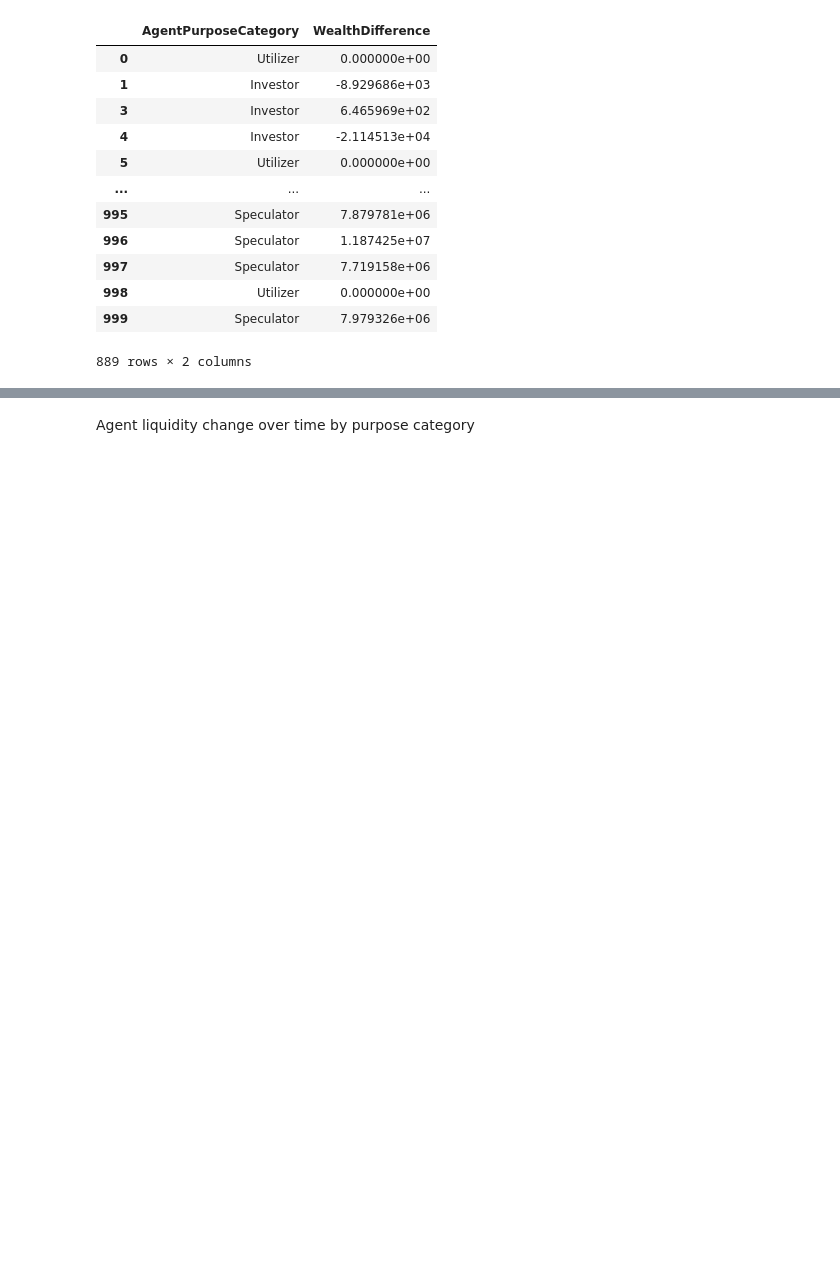
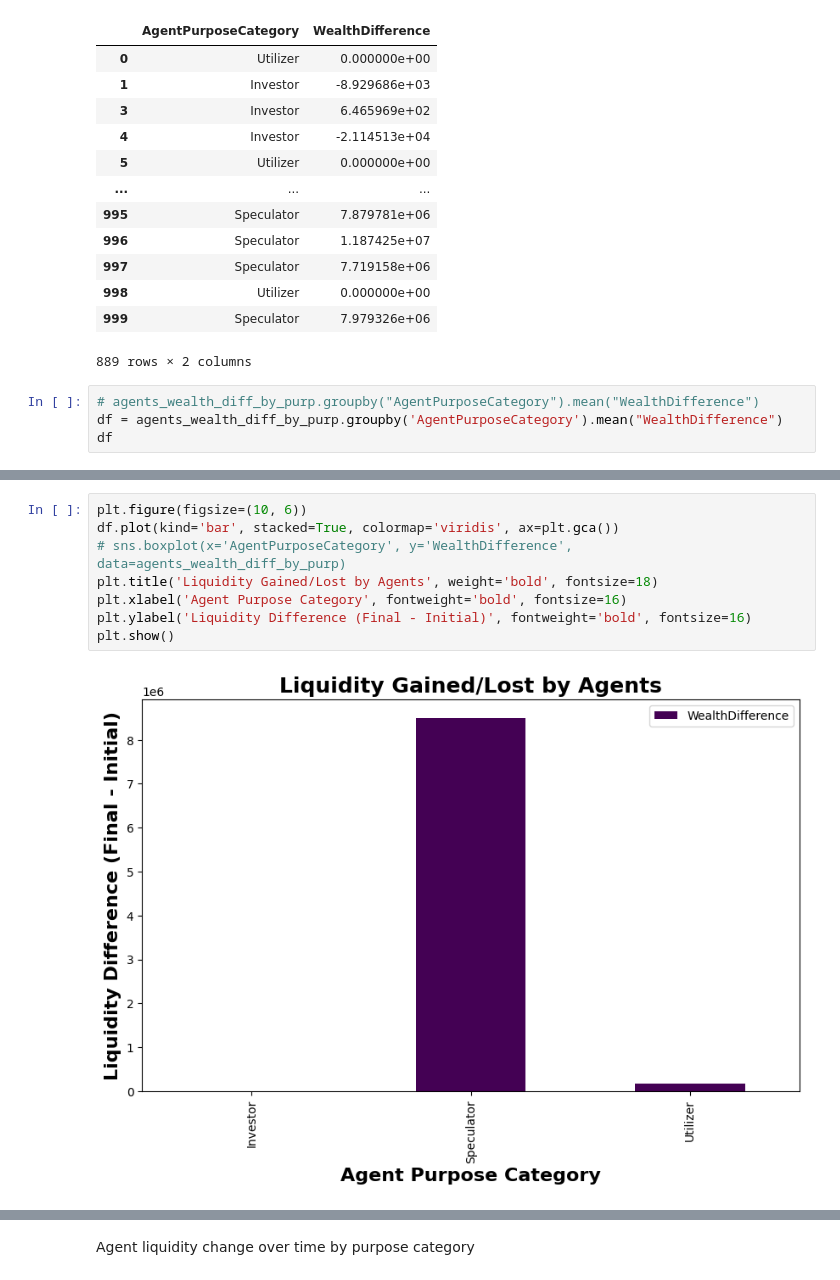
Before and after one commit to mansoorbalouch/TBC-Agent-Based-Simulation, a Jupyter notebook: Working_notebook.ipynb, the cells around one changed output, grey strips where cells are left out. Saved outputs shown, nothing was run; the diff lists cells and outputs as text; blank space fills up the shorter version.

```diff
--- a/Working_notebook.ipynb
+++ b/Working_notebook.ipynb
@@ -319,3 +430,7 @@ agents_wealth_diff_by_purp
 | 998 | Utilizer | 0.000000e+00 |
 | 999 | Speculator | 7.979326e+06 |
 889 rows × 2 columns
+# %%
+# agents_wealth_diff_by_purp.groupby("AgentPurposeCategory").mean("WealthDifference")
+df = agents_wealth_diff_by_purp.groupby('AgentPurposeCategory').mean("WealthDifference")
+df
@@ -322,2 +443,12 @@ agents_wealth_diff_by_purp
+# %%
+plt.figure(figsize=(10, 6))
+df.plot(kind='bar', stacked=True, colormap='viridis', ax=plt.gca())
+# sns.boxplot(x='AgentPurposeCategory', y='WealthDifference', data=agents_wealth_diff_by_purp)
+plt.title('Liquidity Gained/Lost by Agents', weight='bold', fontsize=18)
+plt.xlabel('Agent Purpose Category', fontweight='bold', fontsize=16)
+plt.ylabel('Liquidity Difference (Final - Initial)', fontweight='bold', fontsize=16)
+plt.show()
+# %% [output]
+[figure, added]
 # %%
 plt.figure(figsize=(10, 6))
```
Also changed, not shown: parts of 8 cells of this notebook, 5 other files.
